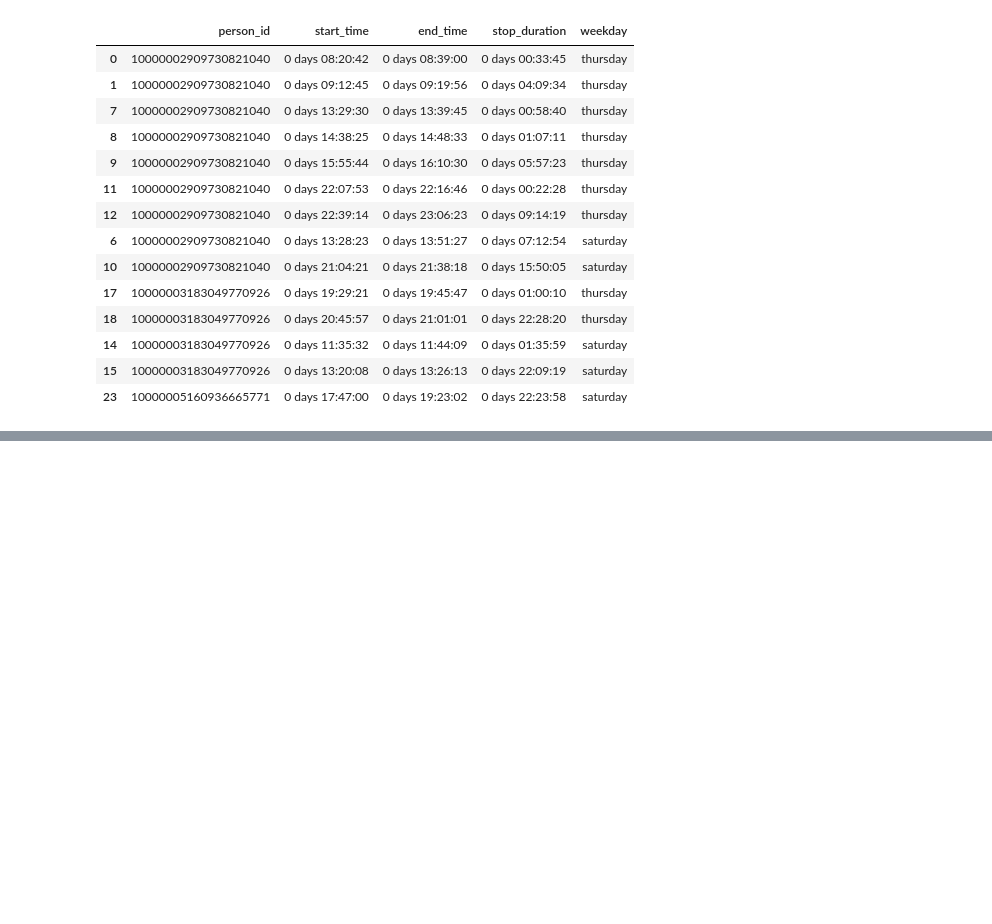
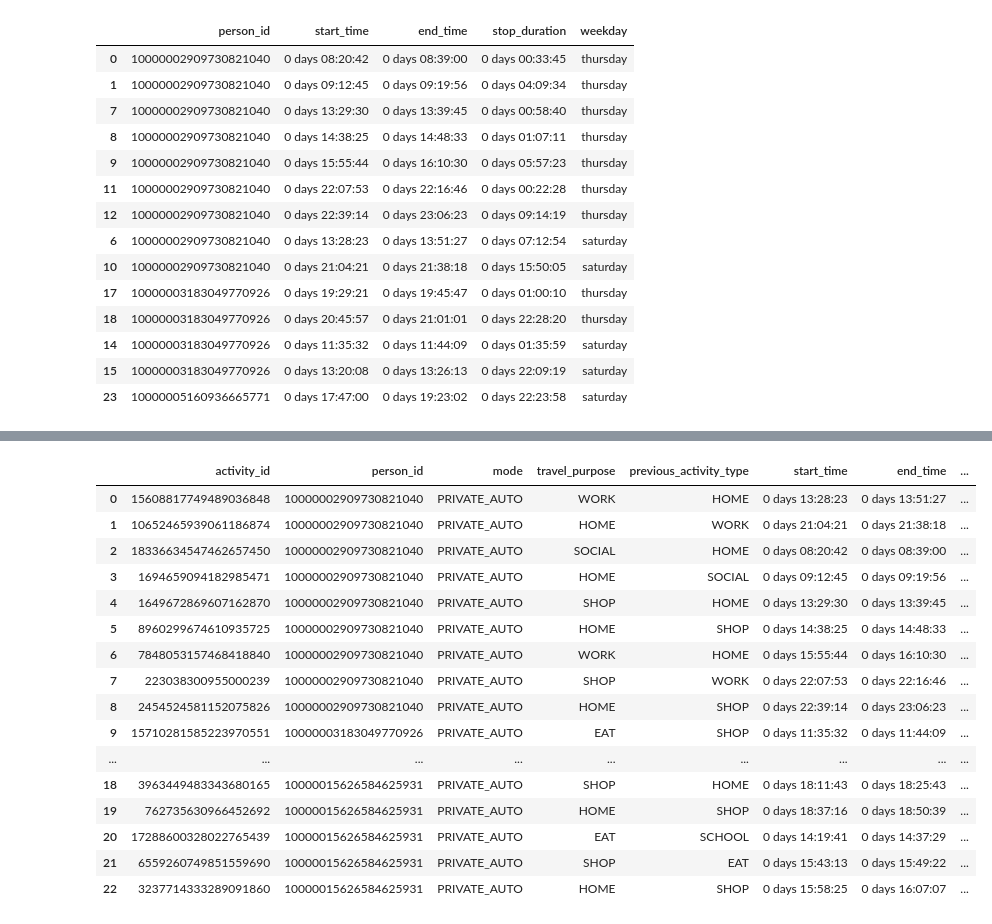
Before and after one commit to rmi-mobility-data-science/replicaEVSE, a Jupyter notebook: notebooks/1.1_add_dwell_time_to_data.ipynb, the cells around one changed output, grey strips where cells are left out. Saved outputs shown, nothing was run; the diff lists cells and outputs as text; code cells hidden in the pictures; blank space fills up the shorter version.

```diff
--- a/notebooks/1.1_add_dwell_time_to_data.ipynb
+++ b/notebooks/1.1_add_dwell_time_to_data.ipynb
@@ -106,0 +197,20 @@ out = joblib.Parallel(verbose=10, n_jobs=4)(joblib.delayed(simdu.calculate_stop_
+# %%
+pd.read_parquet(datadir+'wa_ldv_trips_with_county_and_dwell_time.parquet').head(23)
+# %% [output]
+|  | activity_id | person_id | mode | travel_purpose | previous_activity_type | start_time | end_time | ... |
+| 0 | 15608817749489036848 | 10000002909730821040 | PRIVATE_AUTO | WORK | HOME | 0 days 13:28:23 | 0 days 13:51:27 | ... |
+| 1 | 10652465939061186874 | 10000002909730821040 | PRIVATE_AUTO | HOME | WORK | 0 days 21:04:21 | 0 days 21:38:18 | ... |
+| 2 | 18336634547462657450 | 10000002909730821040 | PRIVATE_AUTO | SOCIAL | HOME | 0 days 08:20:42 | 0 days 08:39:00 | ... |
+| 3 | 1694659094182985471 | 10000002909730821040 | PRIVATE_AUTO | HOME | SOCIAL | 0 days 09:12:45 | 0 days 09:19:56 | ... |
+| 4 | 1649672869607162870 | 10000002909730821040 | PRIVATE_AUTO | SHOP | HOME | 0 days 13:29:30 | 0 days 13:39:45 | ... |
+| 5 | 8960299674610935725 | 10000002909730821040 | PRIVATE_AUTO | HOME | SHOP | 0 days 14:38:25 | 0 days 14:48:33 | ... |
+| 6 | 7848053157468418840 | 10000002909730821040 | PRIVATE_AUTO | WORK | HOME | 0 days 15:55:44 | 0 days 16:10:30 | ... |
+| 7 | 223038300955000239 | 10000002909730821040 | PRIVATE_AUTO | SHOP | WORK | 0 days 22:07:53 | 0 days 22:16:46 | ... |
+| 8 | 2454524581152075826 | 10000002909730821040 | PRIVATE_AUTO | HOME | SHOP | 0 days 22:39:14 | 0 days 23:06:23 | ... |
+| 9 | 15710281585223970551 | 10000003183049770926 | PRIVATE_AUTO | EAT | SHOP | 0 days 11:35:32 | 0 days 11:44:09 | ... |
+| ... | ... | ... | ... | ... | ... | ... | ... | ... |
+| 18 | 3963449483343680165 | 10000015626584625931 | PRIVATE_AUTO | SHOP | HOME | 0 days 18:11:43 | 0 days 18:25:43 | ... |
+| 19 | 762735630966452692 | 10000015626584625931 | PRIVATE_AUTO | HOME | SHOP | 0 days 18:37:16 | 0 days 18:50:39 | ... |
+| 20 | 17288600328022765439 | 10000015626584625931 | PRIVATE_AUTO | EAT | SCHOOL | 0 days 14:19:41 | 0 days 14:37:29 | ... |
+| 21 | 6559260749851559690 | 10000015626584625931 | PRIVATE_AUTO | SHOP | EAT | 0 days 15:43:13 | 0 days 15:49:22 | ... |
+| 22 | 3237714333289091860 | 10000015626584625931 | PRIVATE_AUTO | HOME | SHOP | 0 days 15:58:25 | 0 days 16:07:07 | ... |
```
Also changed, not shown: parts of 12 cells of this notebook, 1 other file.
